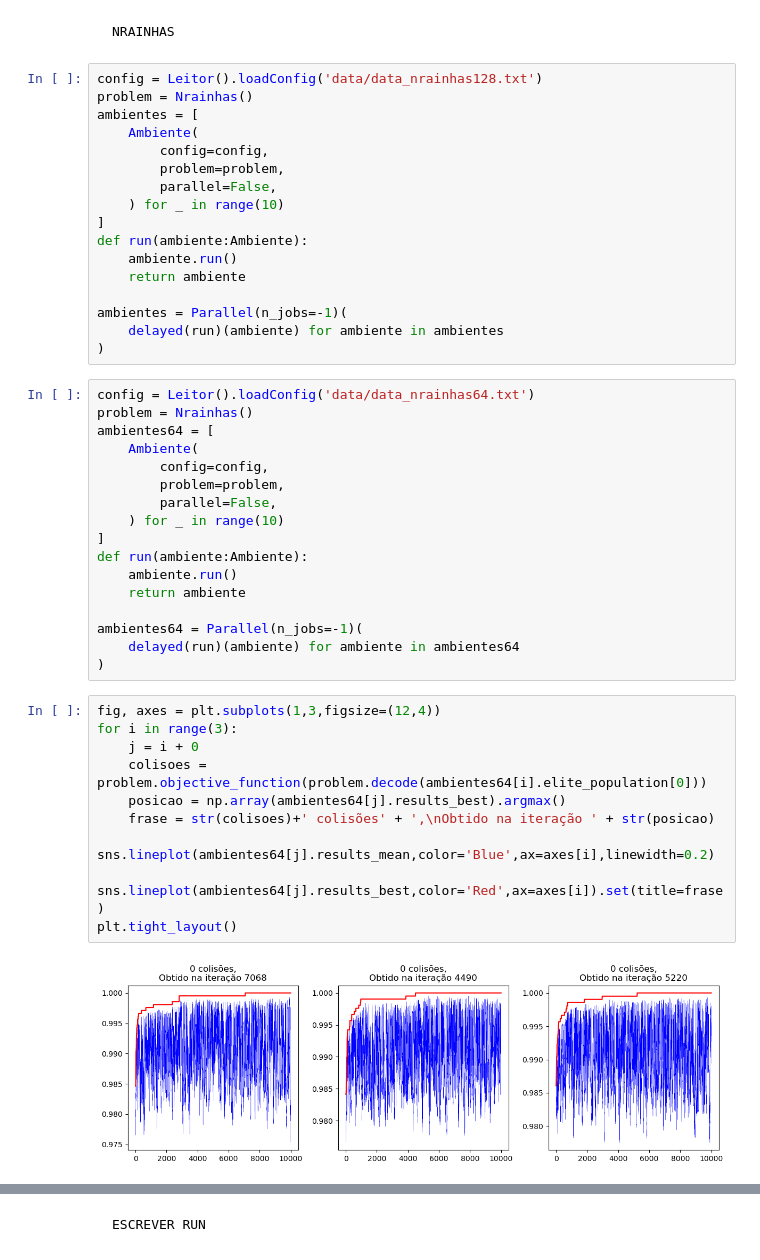
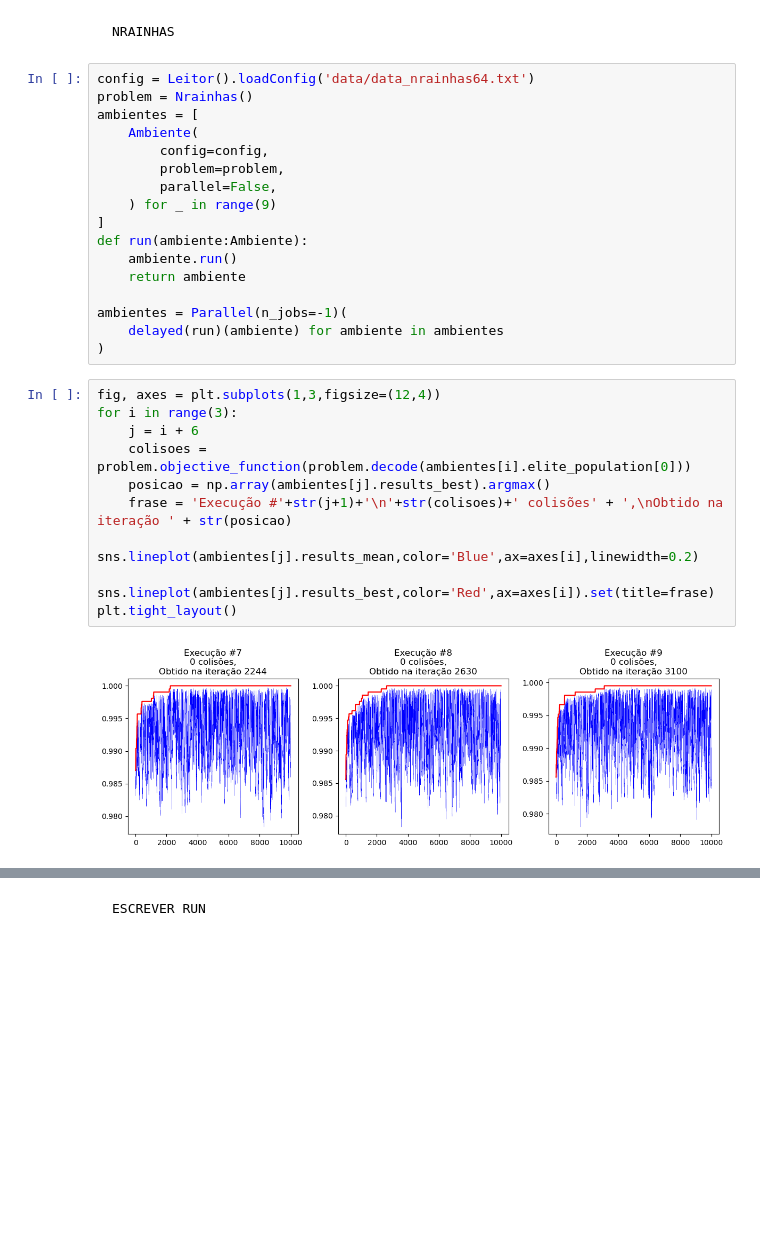
Before and after one commit to ThiagoBrandenburg/Implementacoes-IA, a Jupyter notebook: AlgoritmoGenetico/nb_nrainhas.ipynb, the cells around one changed output, grey strips where cells are left out. Cells and saved outputs as stored; diff of their text form; blank space fills up the shorter version.

```diff
--- a/AlgoritmoGenetico/nb_nrainhas.ipynb
+++ b/AlgoritmoGenetico/nb_nrainhas.ipynb
@@ -17,14 +18,14 @@ The autoreload extension is already loaded. To reload it, use:
 # %% [markdown]
     NRAINHAS
 # %%
-config = Leitor().loadConfig('data/data_nrainhas128.txt')
+config = Leitor().loadConfig('data/data_nrainhas64.txt')
 problem = Nrainhas()
 ambientes = [
     Ambiente(
         config=config,
         problem=problem,
         parallel=False,
-    ) for _ in range(10)
+    ) for _ in range(9)
 ]
 def run(ambiente:Ambiente):
     ambiente.run()
@@ -33,32 +34,15 @@ def run(ambiente:Ambiente):
 ambientes = Parallel(n_jobs=-1)(
     delayed(run)(ambiente) for ambiente in ambientes
 )
-# %%
-config = Leitor().loadConfig('data/data_nrainhas64.txt')
-problem = Nrainhas()
-ambientes64 = [
-    Ambiente(
-        config=config,
-        problem=problem,
-        parallel=False,
-    ) for _ in range(10)
-]
-def run(ambiente:Ambiente):
-    ambiente.run()
-    return ambiente
-
-ambientes64 = Parallel(n_jobs=-1)(
-    delayed(run)(ambiente) for ambiente in ambientes64
-)
 # %%
 fig, axes = plt.subplots(1,3,figsize=(12,4))
 for i in range(3):
-    j = i + 0
-    colisoes = problem.objective_function(problem.decode(ambientes64[i].elite_population[0]))
-    posicao = np.array(ambientes64[j].results_best).argmax()
-    frase = str(colisoes)+' colisões' + ',\nObtido na iteração ' + str(posicao)
-    sns.lineplot(ambientes64[j].results_mean,color='Blue',ax=axes[i],linewidth=0.2)
-    sns.lineplot(ambientes64[j].results_best,color='Red',ax=axes[i]).set(title=frase)
+    j = i + 6
+    colisoes = problem.objective_function(problem.decode(ambientes[i].elite_population[0]))
+    posicao = np.array(ambientes[j].results_best).argmax()
+    frase = 'Execução #'+str(j+1)+'\n'+str(colisoes)+' colisões' + ',\nObtido na iteração ' + str(posicao)
+    sns.lineplot(ambientes[j].results_mean,color='Blue',ax=axes[i],linewidth=0.2)
+    sns.lineplot(ambientes[j].results_best,color='Red',ax=axes[i]).set(title=frase)
 plt.tight_layout()
 # %% [output]
-[figure, old version]
+[figure, new version]
```
Also changed, not shown: parts of 21 cells of this notebook, 16 other files.
